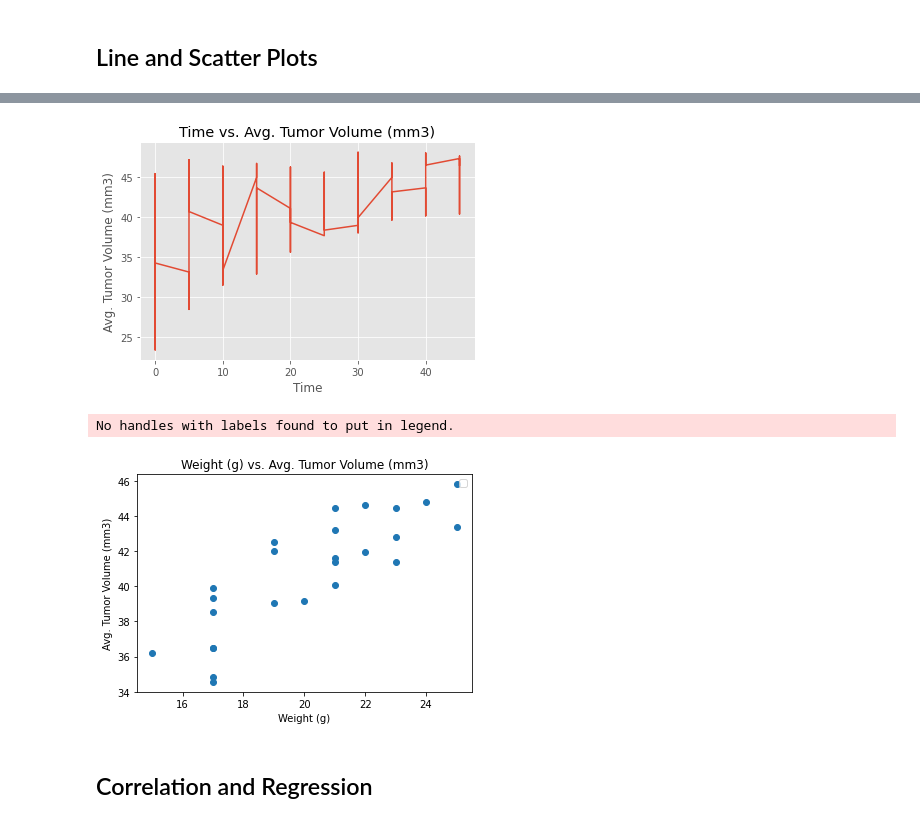
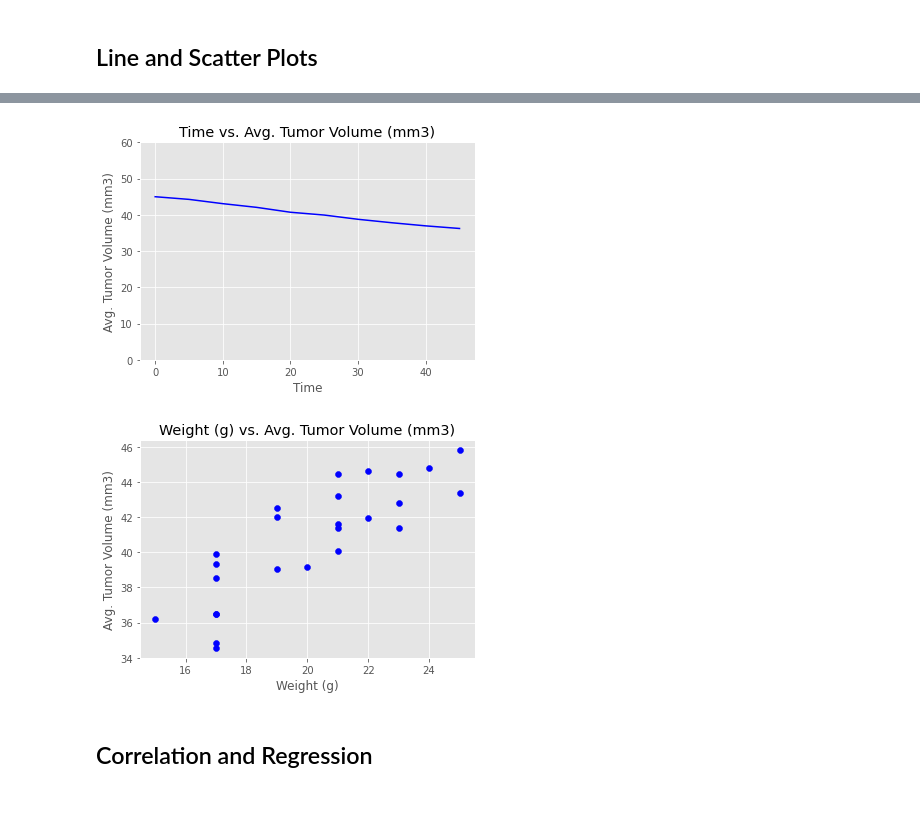
Before and after one commit to DMVance/matplotlib-challenge, a Jupyter notebook: Instructions/Pymaceuticals/pymaceuticals.ipynb, the cells around one changed output, grey strips where cells are left out. Drawn from its saved outputs; the diff is of its cells as text; code cells hidden in the pictures.

```diff
--- a/Instructions/Pymaceuticals/pymaceuticals.ipynb
+++ b/Instructions/Pymaceuticals/pymaceuticals.ipynb
@@ -389,35 +255,34 @@ Name: Tumor Volume (mm3), Length: 230, dtype: float64
 # %%
 # Generate a line plot of time point versus tumor volume for a mouse treated with Capomulin
-    # try for all mice treated with Capomulin - sort x, y values
-# treatments = ["Capomulin", "Ramicane", "Infubinol", "Ceftamin"]
 
-time = mouse_study_clean.loc[mouse_study_clean["Drug Regimen"] == "Capomulin", "Timepoint"].sort_values()
-volume = mouse_study_clean.loc[mouse_study_clean["Drug Regimen"] == "Capomulin"]["Tumor Volume (mm3)"]
+filter_df =  mouse_study_clean.loc[mouse_study_clean["Drug Regimen"] == "Capomulin"]
+gp_df = filter_df.groupby(["Timepoint"])
+
+time = gp_df.groups.keys()
+volume = gp_df.mean()["Tumor Volume (mm3)"]
 
 plt.title("Time vs. Avg. Tumor Volume (mm3)")
 plt.xlabel("Time")
 plt.ylabel("Avg. Tumor Volume (mm3)")
-
-plt.plot(time, volume)
+plt.ylim(0, 60)
+plt.plot(time, volume, color='b')
 plt.show()
 # %% [output]
-[figure, old version]
+[figure, new version]
 # %%
 # Generate a scatter plot of mouse weight versus average tumor volume for the Capomulin regimen
 
-weight = mouse_study_clean.loc[mouse_study_clean["Drug Regimen"] == "Capomulin"].groupby(["Mouse ID"])["Weight (g)"].first()
+weight = mouse_study_clean.loc[mouse_study_clean["Drug Regimen"] == "Capomulin"].groupby(["Mouse ID"])["Weight (g)"].mean()
 volume = mouse_study_clean.loc[mouse_study_clean["Drug Regimen"] == "Capomulin"].groupby(["Mouse ID"])["Tumor Volume (mm3)"].mean()
-# volume = mouse_study_clean.loc[mouse_study_clean["Drug Regimen"] == "Capomulin", "Tumor Volume (mm3)"]   # must convert to AVG tumor volume. groupby mouse id, then mean of t-vol
-# weight.to_frame()
-plt.legend(loc="best")
+
 plt.title("Weight (g) vs. Avg. Tumor Volume (mm3)")
 plt.xlabel("Weight (g)")
 plt.ylabel("Avg. Tumor Volume (mm3)")
 
-plt.scatter(weight, volume); # the semicolon removes the text "[<matplotlib.lines.Line2D at 0x7f178bf341d0>]" from the plot
+plt.scatter(weight, volume, color='blue', label="Data Points")
+plt.show()
 # %% [output]
-No handles with labels found to put in legend.
-[figure, old version]
+[figure, new version]
 # %% [markdown]
 ## Correlation and Regression
 # %%
```
Also changed, not shown: parts of 23 cells of this notebook.
